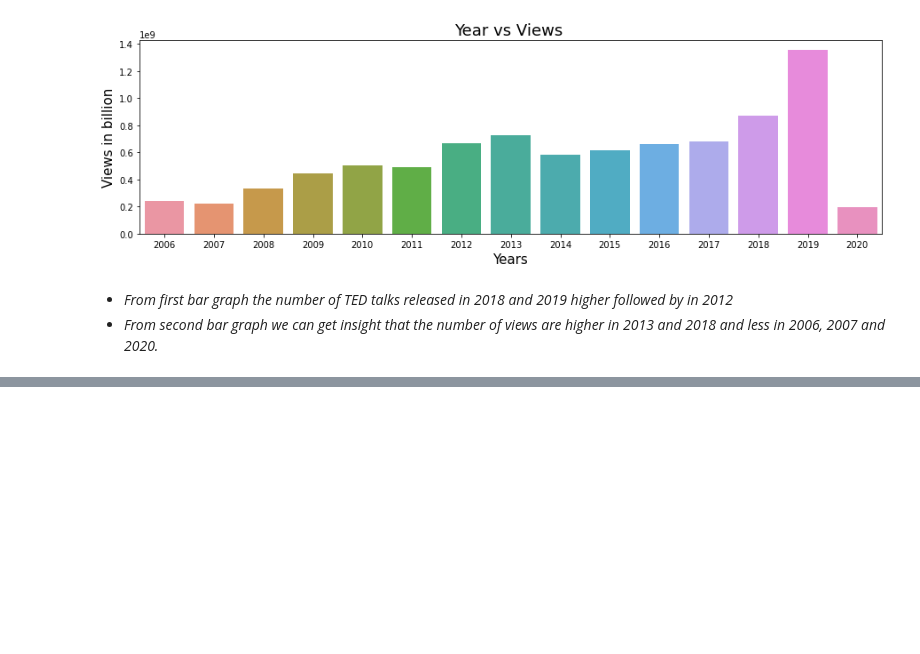
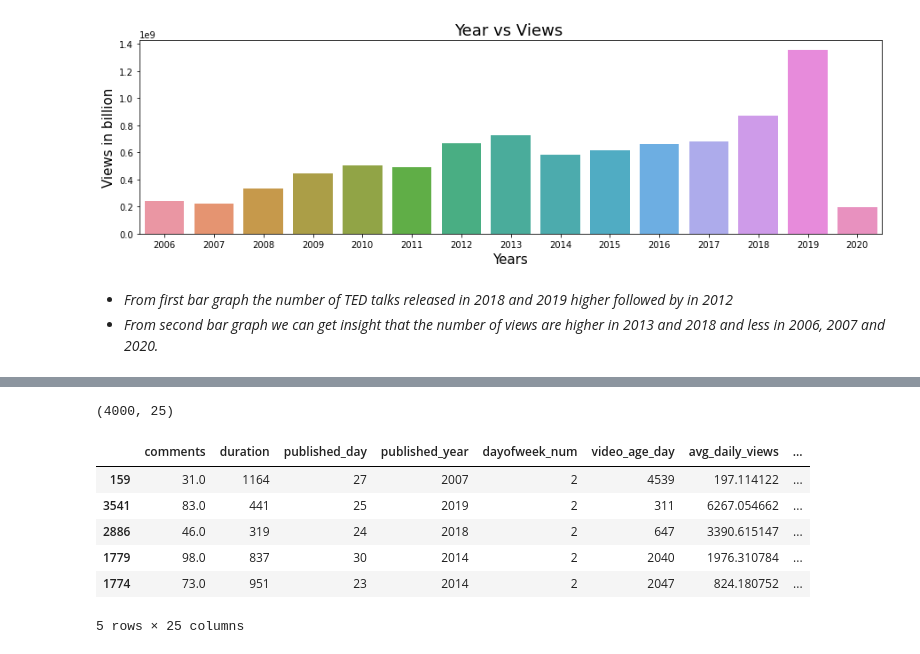
Before and after one commit to paulsoumyadip/ted_talk_views_prediction, a Jupyter notebook: Ted_Talks_Views_Prediction_Regression_Capstone_.ipynb, the cells around one changed output, grey strips where cells are left out. Saved outputs shown, nothing was run; the diff lists cells and outputs as text; code cells hidden in the pictures; blank space fills up the shorter version.

```diff
--- a/Ted_Talks_Views_Prediction_Regression_Capstone_.ipynb
+++ b/Ted_Talks_Views_Prediction_Regression_Capstone_.ipynb
@@ -470,0 +545,13 @@ Text(0.5, 1.0, 'Year vs Views ')
+# %%
+X = pd.get_dummies(X, drop_first= True)
+print(X.shape)
+X.sample(5)
+# %% [output]
+(4000, 25)
+|  | comments | duration | published_day | published_year | dayofweek_num | video_age_day | avg_daily_views | ... |
+| 159 | 31.0 | 1164 | 27 | 2007 | 2 | 4539 | 197.114122 | ... |
+| 3541 | 83.0 | 441 | 25 | 2019 | 2 | 311 | 6267.054662 | ... |
+| 2886 | 46.0 | 319 | 24 | 2018 | 2 | 647 | 3390.615147 | ... |
+| 1779 | 98.0 | 837 | 30 | 2014 | 2 | 2040 | 1976.310784 | ... |
+| 1774 | 73.0 | 951 | 23 | 2014 | 2 | 2047 | 824.180752 | ... |
+5 rows × 25 columns
```
Also changed, not shown: parts of 38 cells of this notebook.
